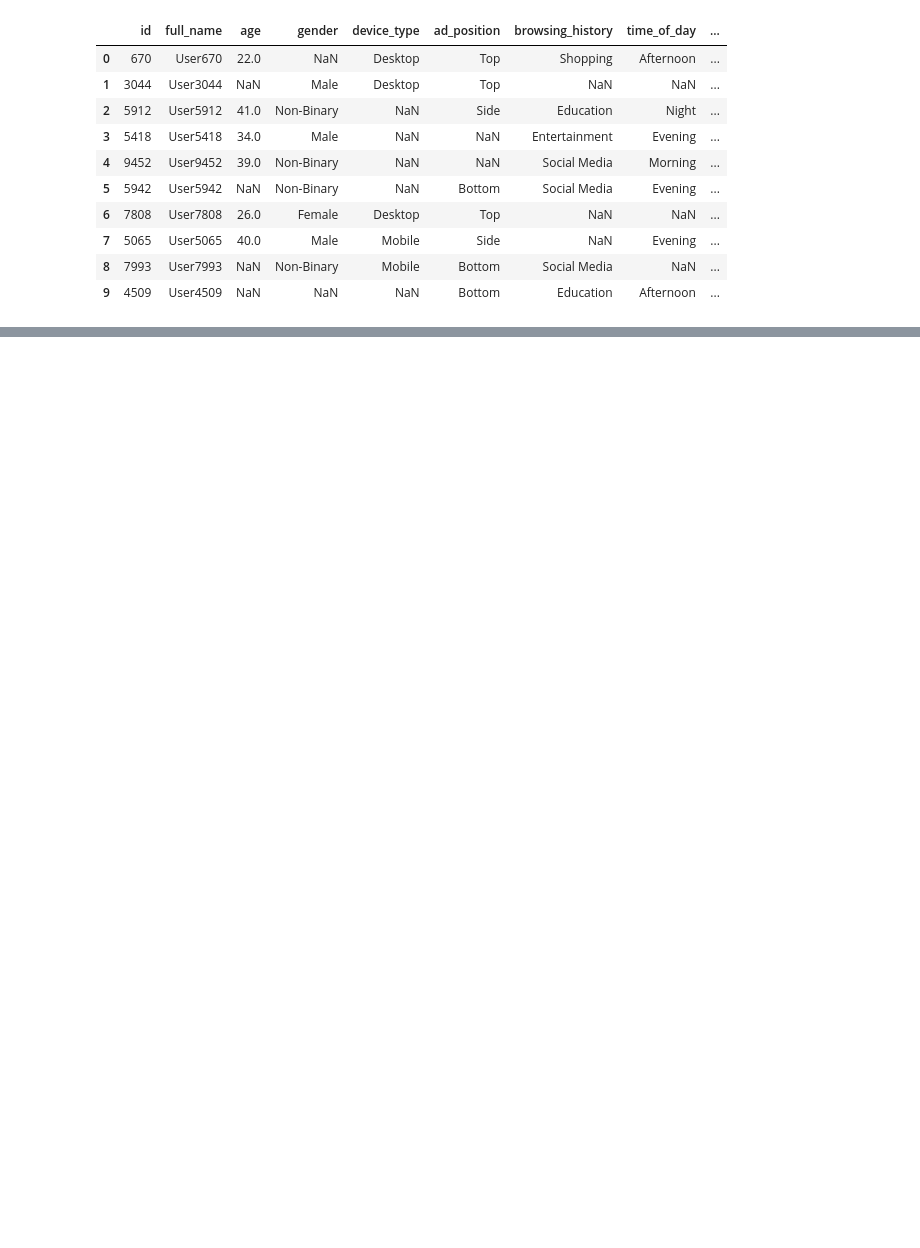
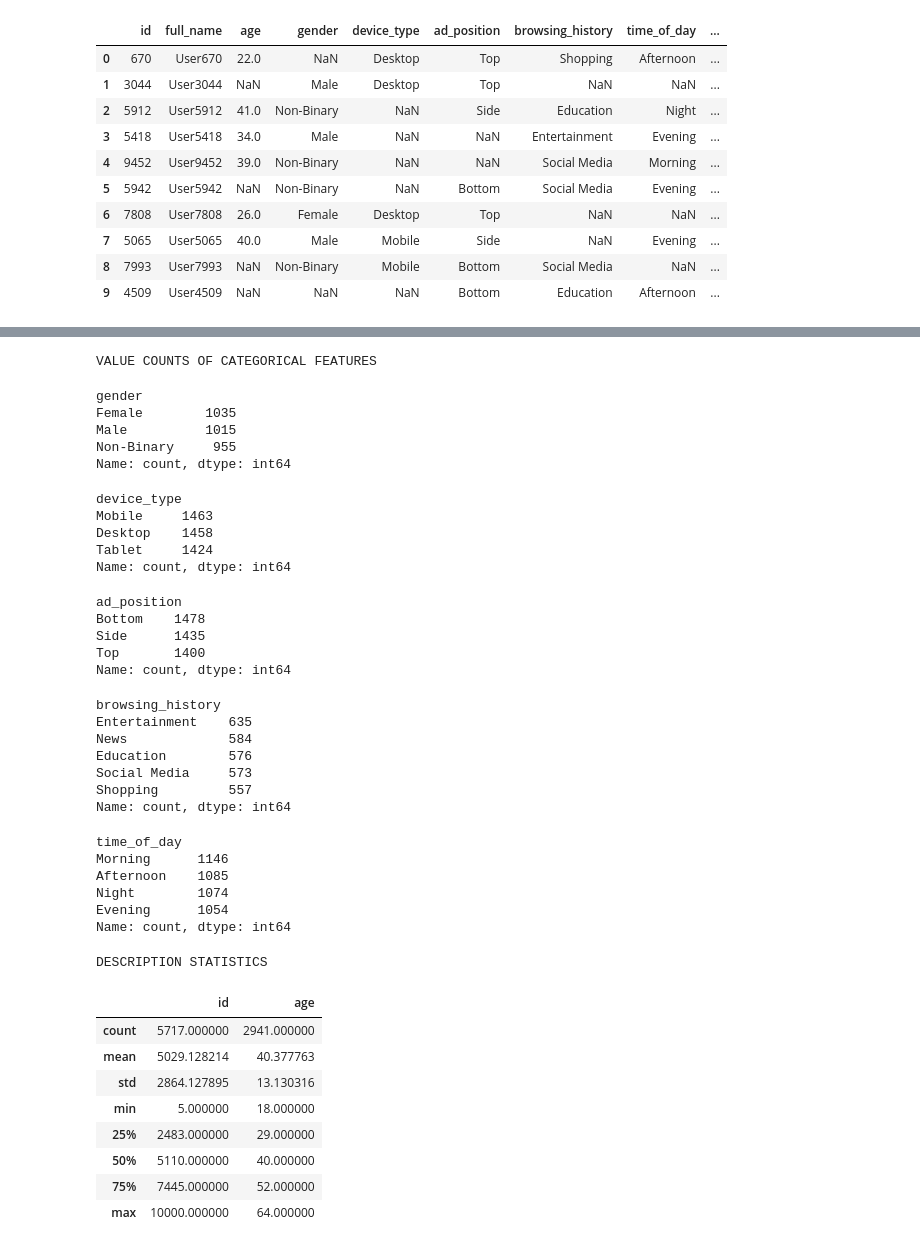
Before and after one commit to zabethe/ad-click-prediction, a Jupyter notebook: A_eda.ipynb, the cells around one changed output, grey strips where cells are left out. Drawn from its saved outputs; the diff is of its cells as text; code cells hidden in the pictures; blank space fills up the shorter version.

```diff
--- a/A_eda.ipynb
+++ b/A_eda.ipynb
@@ -410,0 +143,17 @@ In the next section, [B_preprocess.ipynb](/B_preprocess.ipynb), we will be perfo
+# %%
+def categorical_features(df):
+    '''Returns a list of the names of the cateogorical columns in a pandas dataframe.'''
+    return list(df.select_dtypes(include=['object', 'category', 'bool']).columns)
+# %%
+# Possible values of the categorical features
+categoricals = categorical_features(adclicks)
+
+# NOTEBOOK EXCLUSIVE CODE
+if __name__ == "__main__":
+
+    # Check the columns in categoricals
+    display(categoricals)
+
+    # Display the unique values for each categorical feature
+    for feature in categoricals:
+        print(f'{feature}: ' ,list(adclicks[feature].unique()))
@@ -410,0 +201,52 @@ In the next section, [B_preprocess.ipynb](/B_preprocess.ipynb), we will be perfo
+# %%
+# NOTEBOOK EXCLUSIVE CODE
+if __name__ == "__main__":
+
+    # Display value counts for categorical features
+    print('VALUE COUNTS OF CATEGORICAL FEATURES')
+    for category in categoricals:
+        display(X_train[category].value_counts())
+
+    # Description statistics
+    print('\nDESCRIPTION STATISTICS')
+    display(X_train.describe())
+# %% [output]
+VALUE COUNTS OF CATEGORICAL FEATURES
+gender
+Female        1035
+Male          1015
+Non-Binary     955
+Name: count, dtype: int64
+device_type
+Mobile     1463
+Desktop    1458
+Tablet     1424
+Name: count, dtype: int64
+ad_position
+Bottom    1478
+Side      1435
+Top       1400
+Name: count, dtype: int64
+browsing_history
+Entertainment    635
+News             584
+Education        576
+Social Media     573
+Shopping         557
+Name: count, dtype: int64
+time_of_day
+Morning      1146
+Afternoon    1085
+Night        1074
+Evening      1054
+Name: count, dtype: int64
+DESCRIPTION STATISTICS
+|  | id | age |
+| count | 5717.000000 | 2941.000000 |
+| mean | 5029.128214 | 40.377763 |
+| std | 2864.127895 | 13.130316 |
+| min | 5.000000 | 18.000000 |
+| 25% | 2483.000000 | 29.000000 |
+| 50% | 5110.000000 | 40.000000 |
+| 75% | 7445.000000 | 52.000000 |
+| max | 10000.000000 | 64.000000 |
```
Also changed, not shown: parts of 64 cells of this notebook, 4 other files.
